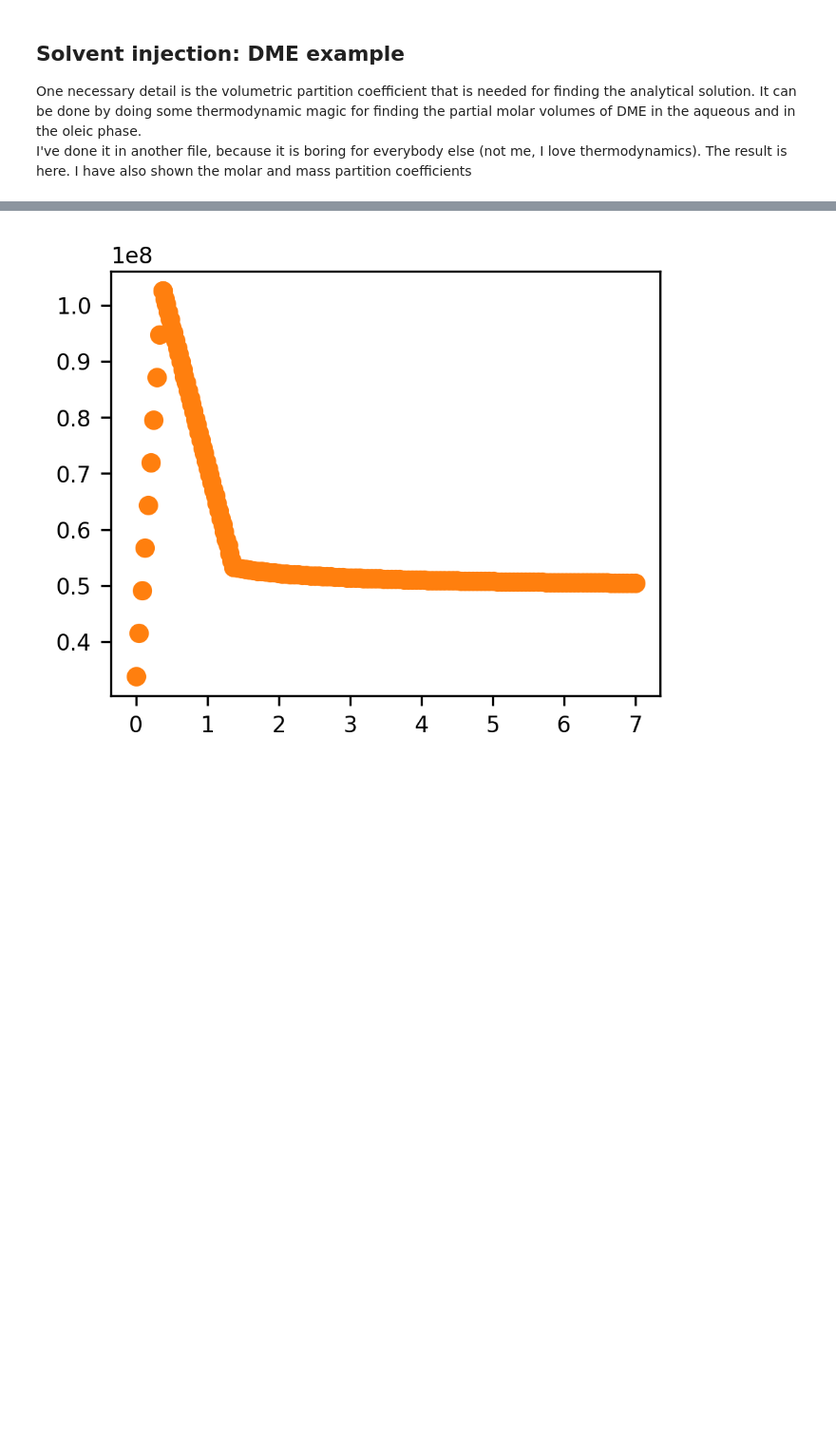
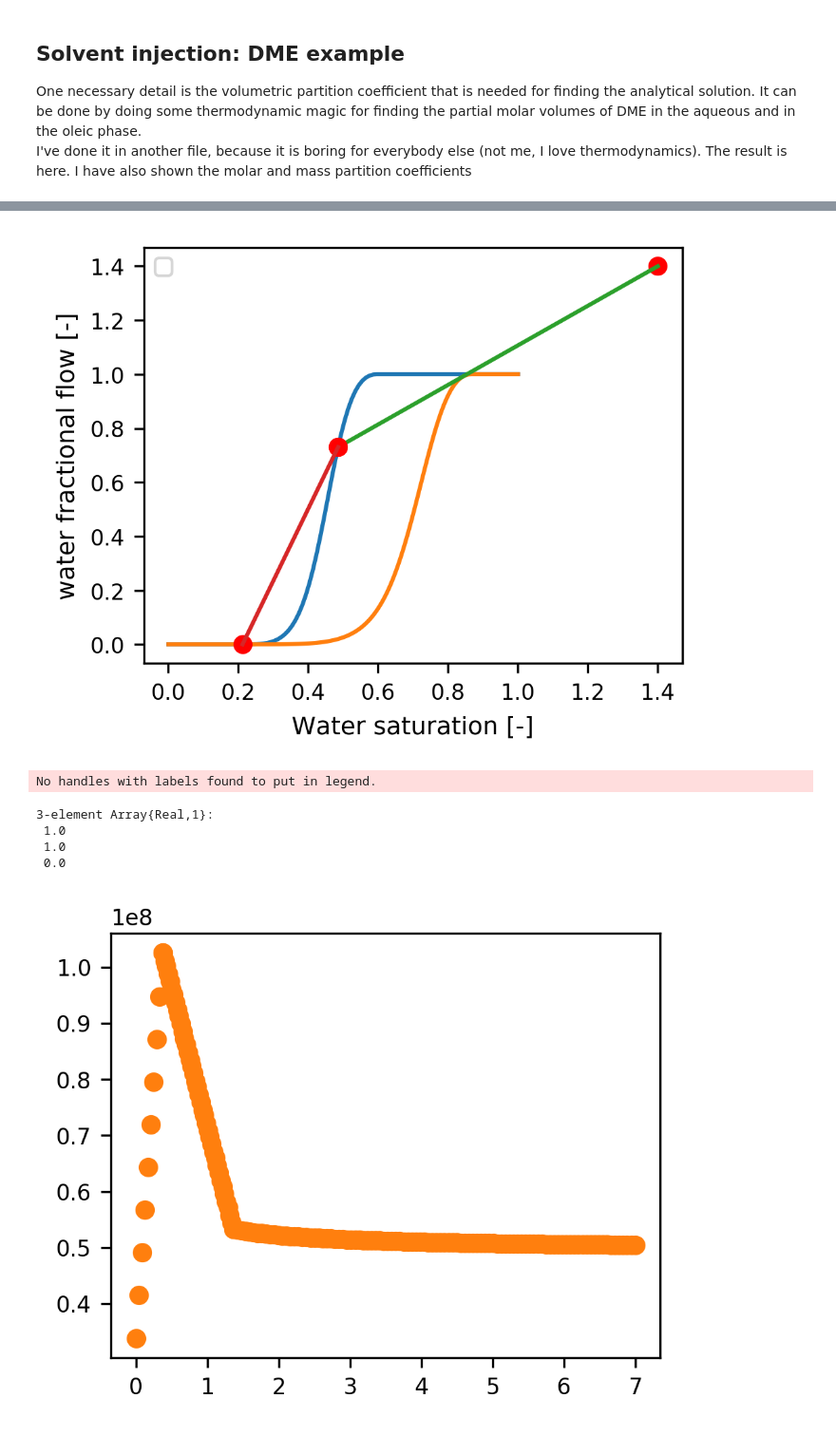
Before and after one commit to simulkade/peteng, a Jupyter notebook: analytical/notebooks/carbonated_water_flood_updated.ipynb, the cells around one changed output, grey strips where cells are left out. Shown at 95% size. Drawn from its saved outputs; the diff is of its cells as text; code cells hidden in the pictures; blank space fills up the shorter version.

```diff
--- a/analytical/notebooks/carbonated_water_flood_updated.ipynb
+++ b/analytical/notebooks/carbonated_water_flood_updated.ipynb
@@ -177,3 +201,16 @@ savefig("sat_profile.svg")
+# %%
+FF.visualize_solution(sol_res)
+savefig("results/CW_frac_flow_solution.svg")
+# %% [output]
+[figure, added]
+No handles with labels found to put in legend.
+# %%
+sol_res.tracer_profile_xt[1:ind_tracer,2]
+# %% [output]
+3-element Array{Real,1}:
+ 1.0
+ 1.0
+ 0.0
 # %%
 dp = Spline1D(sol_res.dp_pv[:,1], sol_res.dp_pv[:,2], k=1, bc="nearest")
 R = Spline1D(sol_res.recovery_pv[:,1], sol_res.recovery_pv[:,2])
```
Also changed, not shown: parts of 5 cells of this notebook, 3 other files.
